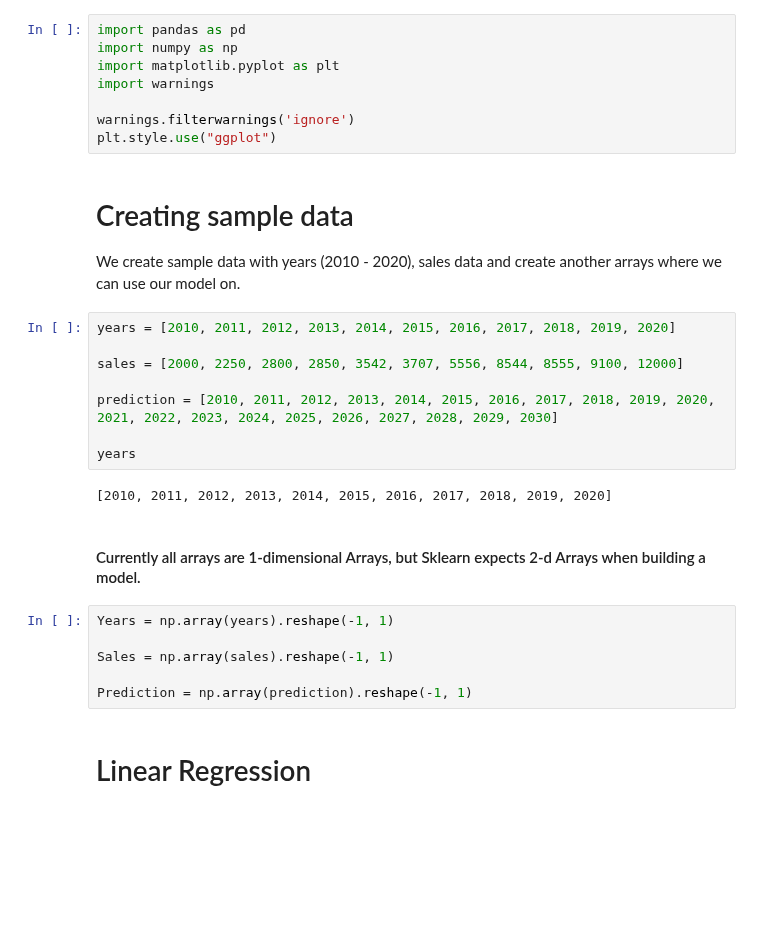
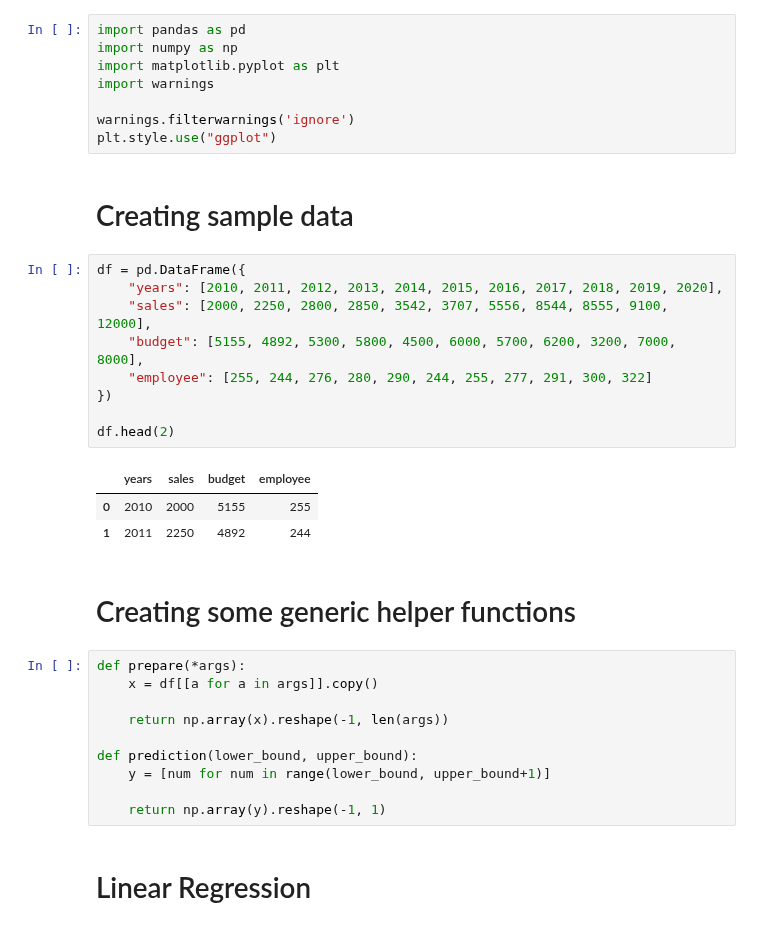
Before and after one commit to sebastian-sl/Basics, a Jupyter notebook: 01 DATA SCIENCE/ML/SKLEARN/1_1_Supervised_Regression.ipynb, the cells around one changed output. Saved outputs shown, nothing was run; the diff lists cells and outputs as text; blank space fills up the shorter version.

```diff
--- a/01 DATA SCIENCE/ML/SKLEARN/1_1_Supervised_Regression.ipynb
+++ b/01 DATA SCIENCE/ML/SKLEARN/1_1_Supervised_Regression.ipynb
@@ -6,27 +6,33 @@ import warnings
 
 warnings.filterwarnings('ignore')
 plt.style.use("ggplot")
-# %% [markdown]
-# Creating sample data
-We create sample data with years (2010 - 2020), sales data and create another arrays where we can use our model on.
+# %% [markdown]
+# Creating sample data
 # %%
-years = [2010, 2011, 2012, 2013, 2014, 2015, 2016, 2017, 2018, 2019, 2020]
+df = pd.DataFrame({
+    "years": [2010, 2011, 2012, 2013, 2014, 2015, 2016, 2017, 2018, 2019, 2020],
+    "sales": [2000, 2250, 2800, 2850, 3542, 3707, 5556, 8544, 8555, 9100, 12000],
+    "budget": [5155, 4892, 5300, 5800, 4500, 6000, 5700, 6200, 3200, 7000, 8000],
+    "employee": [255, 244, 276, 280, 290, 244, 255, 277, 291, 300, 322]
+})
 
-sales = [2000, 2250, 2800, 2850, 3542, 3707, 5556, 8544, 8555, 9100, 12000]
-
-prediction = [2010, 2011, 2012, 2013, 2014, 2015, 2016, 2017, 2018, 2019, 2020, 2021, 2022, 2023, 2024, 2025, 2026, 2027, 2028, 2029, 2030]
-
-years
+df.head(2)
 # %% [output]
-[2010, 2011, 2012, 2013, 2014, 2015, 2016, 2017, 2018, 2019, 2020]
+|  | years | sales | budget | employee |
+| 0 | 2010 | 2000 | 5155 | 255 |
+| 1 | 2011 | 2250 | 4892 | 244 |
-# %% [markdown]
-#### Currently all arrays are 1-dimensional Arrays, but Sklearn expects 2-d Arrays when building a model.
-# %%
-Years = np.array(years).reshape(-1, 1)
-
-Sales = np.array(sales).reshape(-1, 1)
-
-Prediction = np.array(prediction).reshape(-1, 1)
+# %% [markdown]
+# Creating some generic helper functions
+# %%
+def prepare(*args):
+    x = df[[a for a in args]].copy()
+
+    return np.array(x).reshape(-1, len(args))
+
+def prediction(lower_bound, upper_bound):
+    y = [num for num in range(lower_bound, upper_bound+1)]
+
+    return np.array(y).reshape(-1, 1)
 # %% [markdown]
 # Linear Regression
 # %%
```
Also changed, not shown: parts of 13 cells of this notebook.
